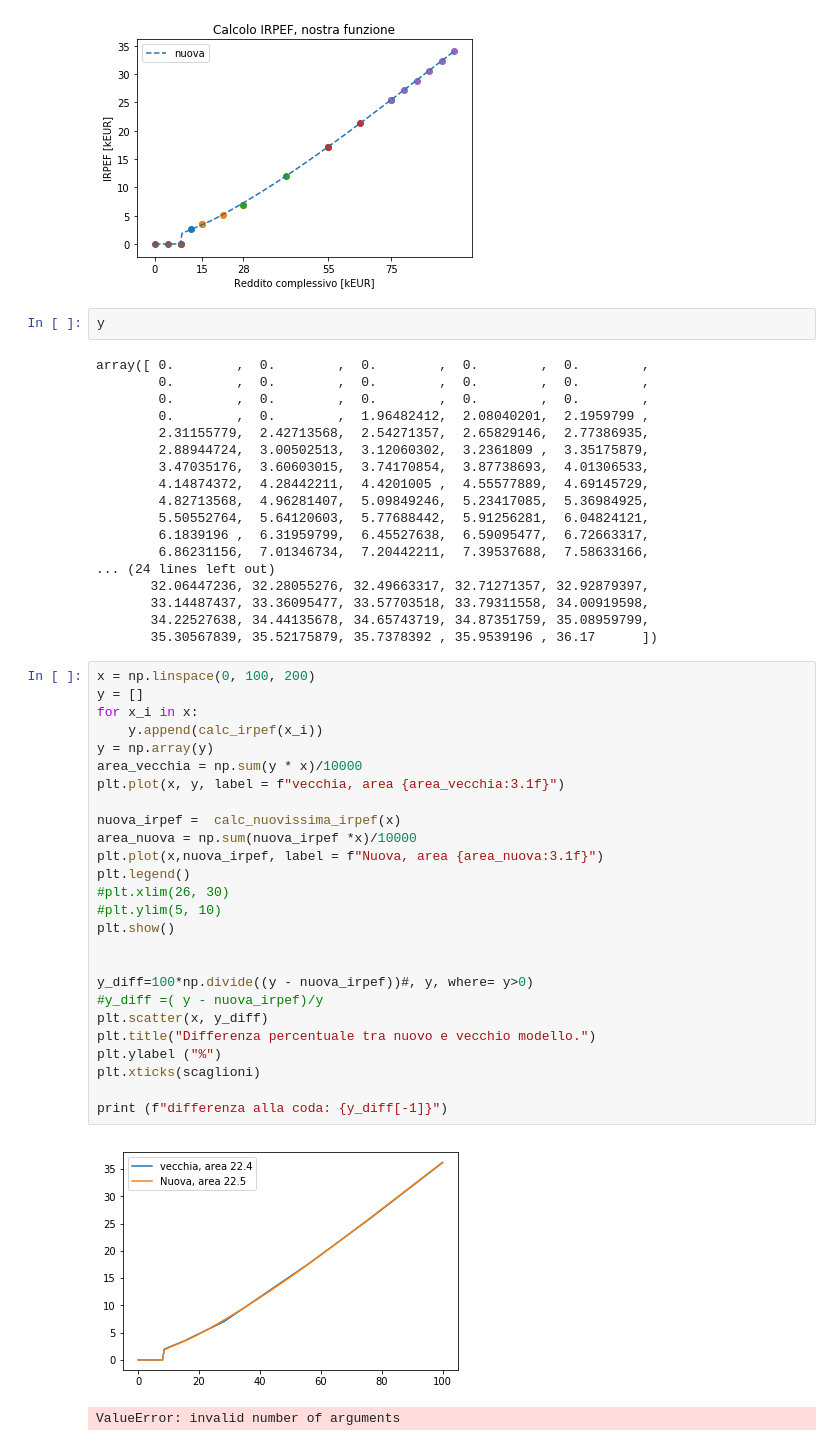
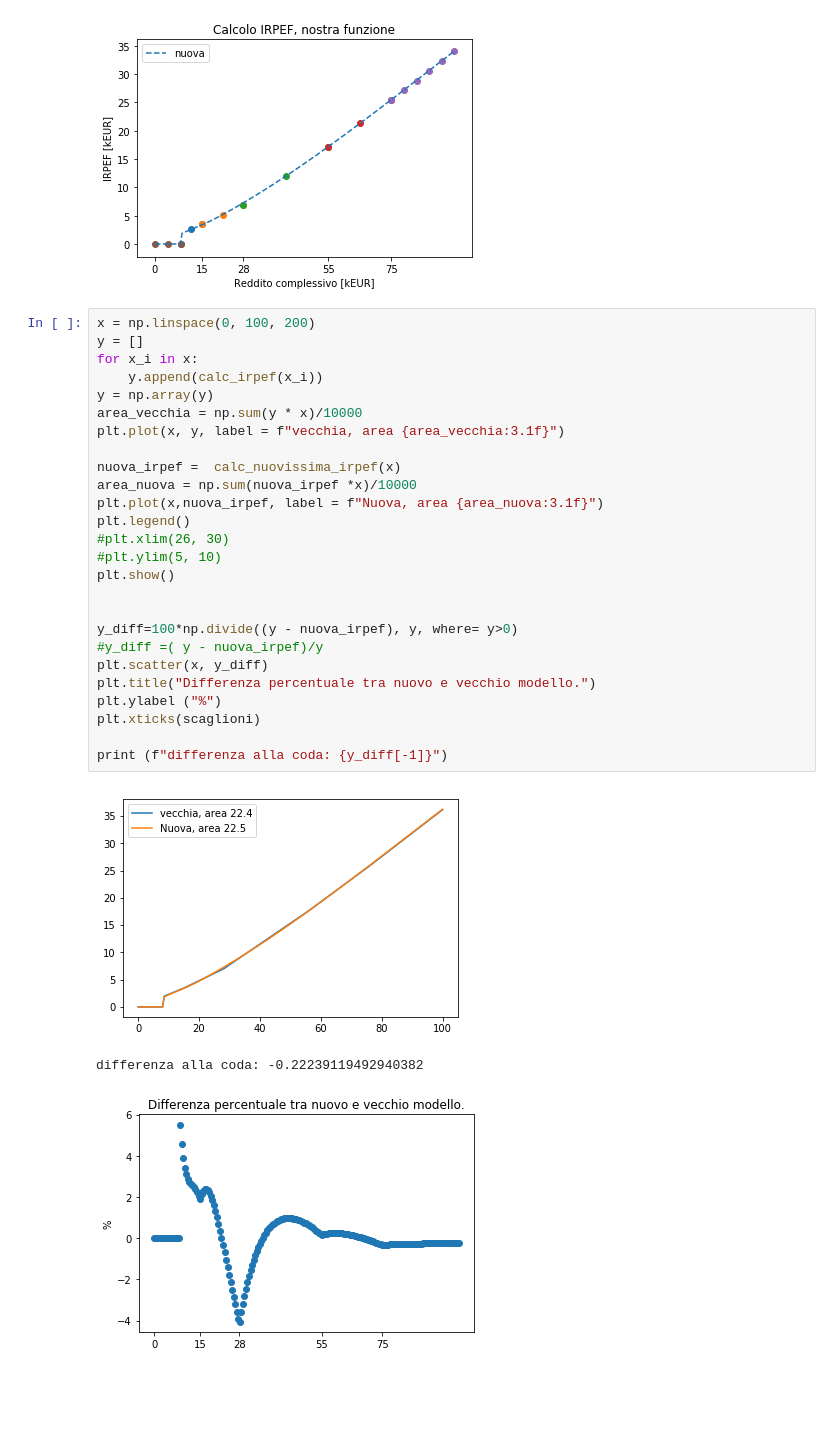
Before and after one commit to vlavorini/studio_irpef, a Jupyter notebook: primo.ipynb, the cells around one changed output. Saved outputs shown, nothing was run; the diff lists cells and outputs as text; blank space fills up the shorter version.

```diff
--- a/primo.ipynb
+++ b/primo.ipynb
@@ -329,52 +329,33 @@ plt.xticks(scaglioni)
 plt.show()
 # %% [output]
 [figure]
-# %%
-y
-# %% [output]
-array([ 0.        ,  0.        ,  0.        ,  0.        ,  0.        ,
-        0.        ,  0.        ,  0.        ,  0.        ,  0.        ,
-        0.        ,  0.        ,  0.        ,  0.        ,  0.        ,
-        0.        ,  0.        ,  1.96482412,  2.08040201,  2.1959799 ,
-        2.31155779,  2.42713568,  2.54271357,  2.65829146,  2.77386935,
-        2.88944724,  3.00502513,  3.12060302,  3.2361809 ,  3.35175879,
-        3.47035176,  3.60603015,  3.74170854,  3.87738693,  4.01306533,
-        4.14874372,  4.28442211,  4.4201005 ,  4.55577889,  4.69145729,
-        4.82713568,  4.96281407,  5.09849246,  5.23417085,  5.36984925,
-        5.50552764,  5.64120603,  5.77688442,  5.91256281,  6.04824121,
-        6.1839196 ,  6.31959799,  6.45527638,  6.59095477,  6.72663317,
-        6.86231156,  7.01346734,  7.20442211,  7.39537688,  7.58633166,
-... (24 lines left out)
-       32.06447236, 32.28055276, 32.49663317, 32.71271357, 32.92879397,
-       33.14487437, 33.36095477, 33.57703518, 33.79311558, 34.00919598,
-       34.22527638, 34.44135678, 34.65743719, 34.87351759, 35.08959799,
-       35.30567839, 35.52175879, 35.7378392 , 35.9539196 , 36.17      ])
 # %%
 x = np.linspace(0, 100, 200)
 y = []
 for x_i in x:
     y.append(calc_irpef(x_i))
 y = np.array(y)
 area_vecchia = np.sum(y * x)/10000
 plt.plot(x, y, label = f"vecchia, area {area_vecchia:3.1f}")
 
 nuova_irpef =  calc_nuovissima_irpef(x)
 area_nuova = np.sum(nuova_irpef *x)/10000
 plt.plot(x,nuova_irpef, label = f"Nuova, area {area_nuova:3.1f}")
 plt.legend()
 #plt.xlim(26, 30)
 #plt.ylim(5, 10)
 plt.show()
 
 
-y_diff=100*np.divide((y - nuova_irpef))#, y, where= y>0)
+y_diff=100*np.divide((y - nuova_irpef), y, where= y>0)
 #y_diff =( y - nuova_irpef)/y
 plt.scatter(x, y_diff)
 plt.title("Differenza percentuale tra nuovo e vecchio modello.")
 plt.ylabel ("%")
 plt.xticks(scaglioni)
 
 print (f"differenza alla coda: {y_diff[-1]}")
 # %% [output]
 [figure]
-ValueError: invalid number of arguments
+differenza alla coda: -0.22239119492940382
+[figure, added]
```
